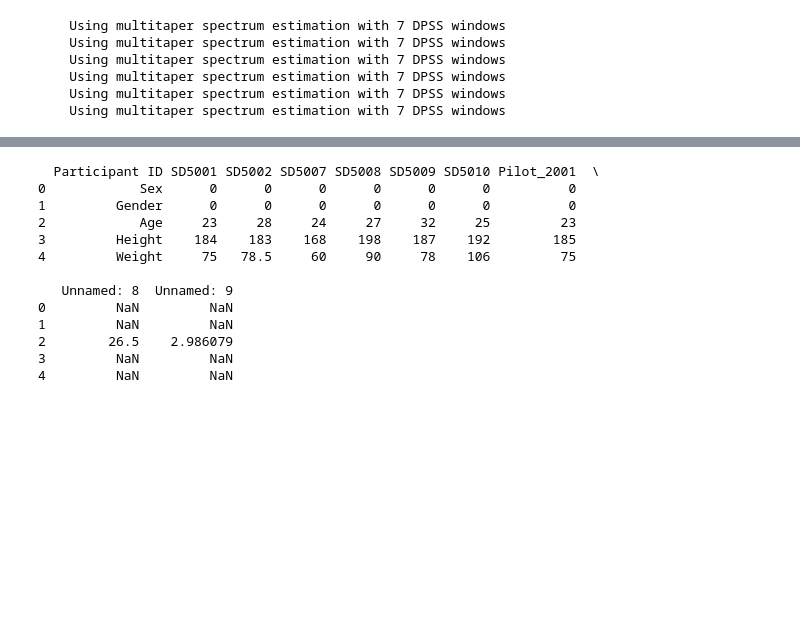
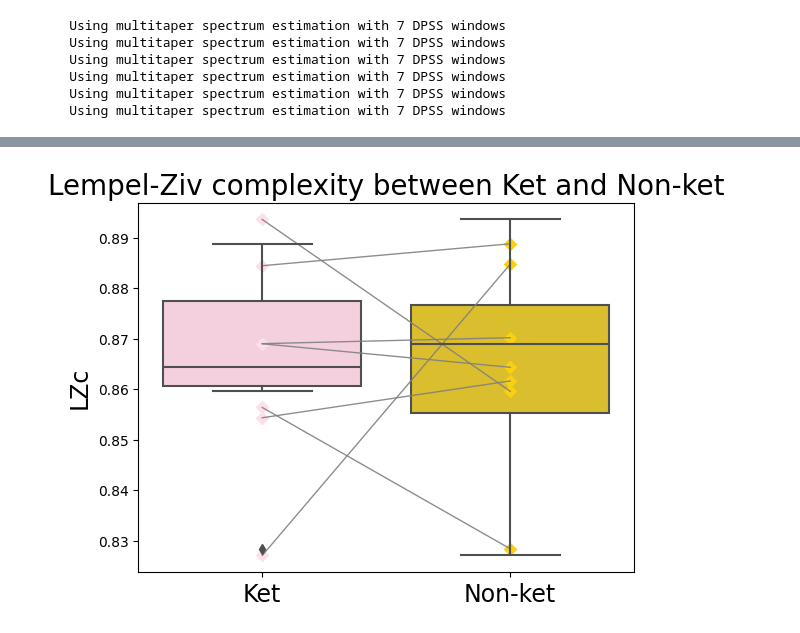
Before and after one commit to AndrlmMass/Ketamine-project, a Jupyter notebook: DataAnalysis/EEG_analysis/MainAnal/SpectrumAnalyses.ipynb, the cells around one changed output, grey strips where cells are left out. Cells and saved outputs as stored; diff of their text form; code cells hidden in the pictures; blank space fills up the shorter version.

```diff
--- a/DataAnalysis/EEG_analysis/MainAnal/SpectrumAnalyses.ipynb
+++ b/DataAnalysis/EEG_analysis/MainAnal/SpectrumAnalyses.ipynb
@@ -570,3 +617,49 @@ plt.show()
+# %%
+# Convert the dictionary to a short-form dataframe
+df = pd.DataFrame([(k1, x) for k1,v1 in LZC3.items() for x in v1], columns=['Condition', 'Value'])
+#Convert df long dataframe to wide dataframe
+df = df.set_index([df.groupby('Condition').cumcount(), 'Condition'])['Value'].unstack()
+# %%
+import pandas as pd
+import seaborn as sns
+import matplotlib.pyplot as plt
+from scipy.stats import ttest_ind
+
+# Connect the points between Ket and EC with lines
+plt.scatter([1]*len(df['Ket']), df['Ket'], label='Ket', color="#f8d110", marker="D")
+plt.scatter([0]*len(df['Non-ket']), df['Non-ket'], label='No-ket', color="#fcdfeb", marker="D")
+plt.plot([0, 1], [df['Non-ket'], df['Ket']], 'k-',alpha=0.9, color="grey", lw=0.99)
+plt.xticks([0, 1], ['Non-ket', 'Ket'], size=17)
+plt.ylabel('LZc', size=17)
+plt.title('Lempel-Ziv complexity between Ket and Non-ket', size=20)
+
+# Create a boxplot for the Ket and EC groups
+sns.boxplot(data=df, palette=["#FACADE", "#f8d110"])
+
+# create two subgroups
+group1 = LZC['Non-ket']
+group2 = LZC['Ket']
+
+# perform t-test
+t, p = ttest_ind(group1, group2)
+
+# add significance lines if p-value is significant
+if p < 0.05:
+    # calculate y position for the line
+    y = np.max([max(group1), max(group2)]) + 0.021
+    # add line with asterisks indicating significance level
+    plt.ylim(0.80,0.93)
+    plt.plot([0, 1], [y, y], lw=1.5, c='k')
+    plt.plot([0,0], [y, y - 0.004], lw=1.5, c='k')
+    plt.plot([1,1], [y, y - 0.004], lw=1.5, c='k')
+    plt.text(0.5, y + 0.002, "***", ha='center', va='center', color='k', fontsize=18)
+
+
+plt.xlabel(None)
+plt.savefig('M:\\pc\\Dokumenter\\GitHub\\Ketamine-project\\DataAnalysis\\EEG_analysis\\MainAnal\\SpectrumAnal\\lz_ket_comparison_boxplot_subjects_dotpoints_ket_no_ket.png',dpi=300)
+plt.show()
+# %% [output]
+[figure, added]
 # %%
 file_path = 'M:\\pc\\Dokumenter\\GitHub\\Ketamine-project\\DataAnalysis\\EEG_analysis\\PreProc\\BadEpochsRejected\\DataB_AutoRej.pkl'
 with open(file_path,'rb') as g:
@@ -636,16 +723,0 @@ for cond in DataA.keys():
-# %%
-print(df.head())
-# %% [output]
-  Participant ID SD5001 SD5002 SD5007 SD5008 SD5009 SD5010 Pilot_2001  \
-0            Sex      0      0      0      0      0      0          0
-1         Gender      0      0      0      0      0      0          0
-2            Age     23     28     24     27     32     25         23
-3         Height    184    183    168    198    187    192        185
-4         Weight     75   78.5     60     90     78    106         75
-
-   Unnamed: 8  Unnamed: 9
-0         NaN         NaN
-1         NaN         NaN
-2        26.5    2.986079
-3         NaN         NaN
-4         NaN         NaN
```
Also changed, not shown: parts of 17 cells of this notebook.
